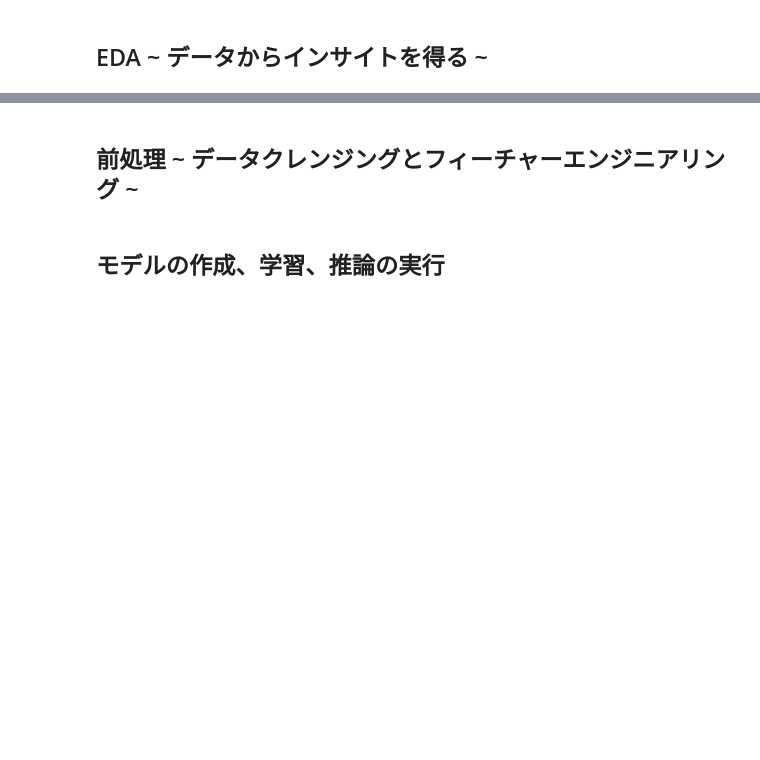
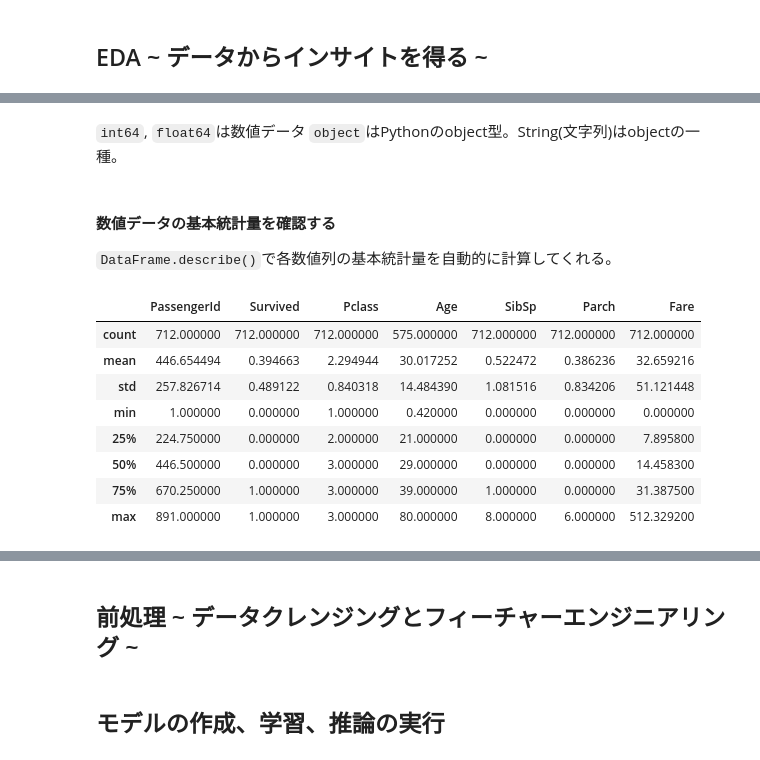
Before and after one commit to KOHSUK/data-science-cource, a Jupyter notebook: end-to-end-machine-learning-project-intro/03_machine-learning-intro.ipynb, the cells around one changed output, grey strips where cells are left out. Drawn from its saved outputs; the diff is of its cells as text; code cells hidden in the pictures; blank space fills up the shorter version.

```diff
--- a/end-to-end-machine-learning-project-intro/03_machine-learning-intro.ipynb
+++ b/end-to-end-machine-learning-project-intro/03_machine-learning-intro.ipynb
@@ -59,0 +248,19 @@ titanic
+# %% [markdown]
+`int64`, `float64`は数値データ
+`object`はPythonのobject型。String(文字列)はobjectの一種。
+# %% [markdown]
+#### 数値データの基本統計量を確認する
+
+`DataFrame.describe()`で各数値列の基本統計量を自動的に計算してくれる。
+# %%
+train_data.describe()
+# %% [output]
+|  | PassengerId | Survived | Pclass | Age | SibSp | Parch | Fare |
+| count | 712.000000 | 712.000000 | 712.000000 | 575.000000 | 712.000000 | 712.000000 | 712.000000 |
+| mean | 446.654494 | 0.394663 | 2.294944 | 30.017252 | 0.522472 | 0.386236 | 32.659216 |
+| std | 257.826714 | 0.489122 | 0.840318 | 14.484390 | 1.081516 | 0.834206 | 51.121448 |
+| min | 1.000000 | 0.000000 | 1.000000 | 0.420000 | 0.000000 | 0.000000 | 0.000000 |
+| 25% | 224.750000 | 0.000000 | 2.000000 | 21.000000 | 0.000000 | 0.000000 | 7.895800 |
+| 50% | 446.500000 | 0.000000 | 3.000000 | 29.000000 | 0.000000 | 0.000000 | 14.458300 |
+| 75% | 670.250000 | 1.000000 | 3.000000 | 39.000000 | 1.000000 | 0.000000 | 31.387500 |
+| max | 891.000000 | 1.000000 | 3.000000 | 80.000000 | 8.000000 | 6.000000 | 512.329200 |
```
Also changed, not shown: parts of 36 cells of this notebook, 2 other files.
